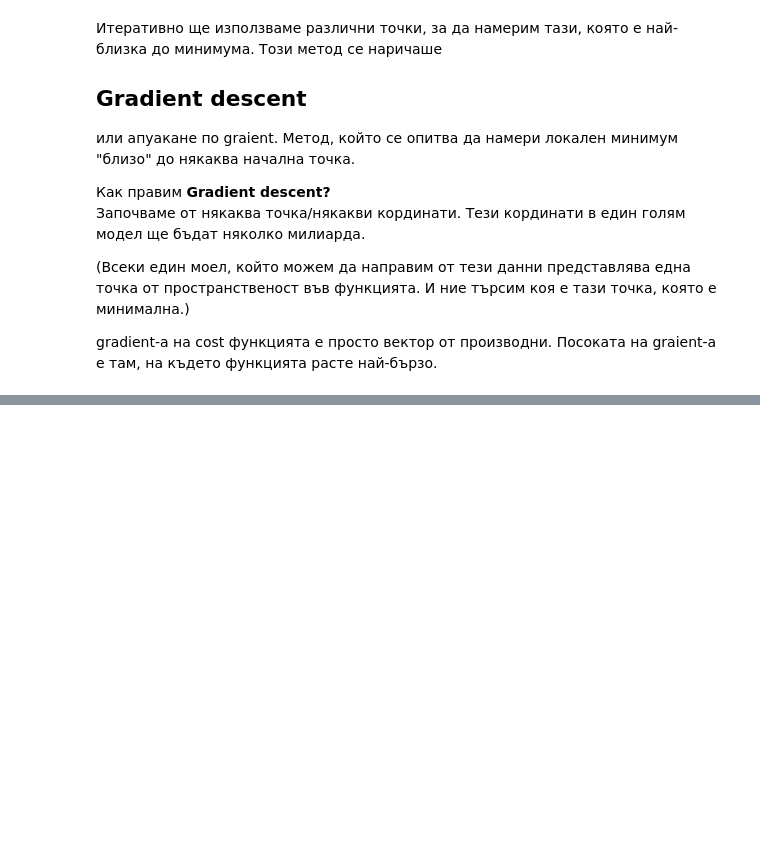
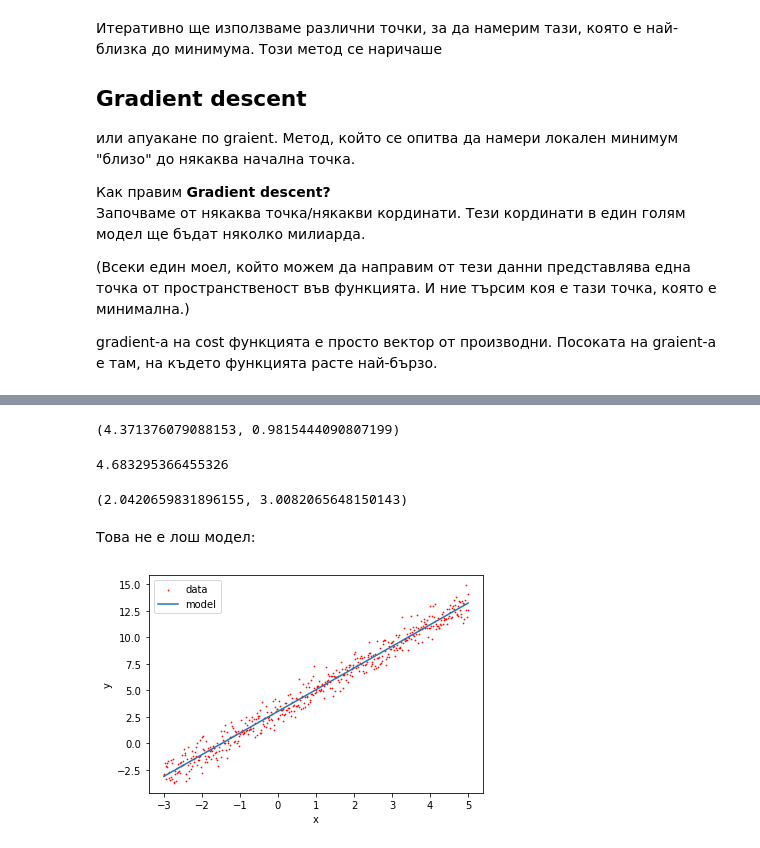
Before and after one commit to GalkaKG/Data-Science, a Jupyter notebook: 06. Regression Models/Regression Models.ipynb, the cells around one changed output, grey strips where cells are left out. Drawn from its saved outputs; the diff is of its cells as text; code cells hidden in the pictures; blank space fills up the shorter version.

```diff
--- a/06. Regression Models/Regression Models.ipynb
+++ b/06. Regression Models/Regression Models.ipynb
@@ -396,0 +424,5 @@ gradient-a на cost функцията е просто вектор от про
+# %%
+learning_rate = 0.01
+# %%
+a = 5
+b = 1
@@ -396,0 +433,25 @@ gradient-a на cost функцията е просто вектор от про
+# %%
+a = a - learning_rate * compute_gradient(x, y, a, b)[0]
+b = b - learning_rate * compute_gradient(x, y, a, b)[1]
+# %%
+a, b
+# %% [output]
+(4.371376079088153, 0.9815444090807199)
+# %%
+compute_distances(x, y, 4.371376079088153, b)
+# %% [output]
+4.683295366455326
+# %%
+for step in range(1000):
+    a = a - learning_rate * compute_gradient(x, y, a, b)[0]
+    b = b - learning_rate * compute_gradient(x, y, a, b)[1]
+# %%
+a, b
+# %% [output]
+(2.0420659831896155, 3.0082065648150143)
+# %% [markdown]
+Това не е лош модел:
+# %%
+plot_predictions(x, y, a, b)
+# %% [output]
+[figure, added]
```
Also changed, not shown: parts of 28 cells of this notebook.
